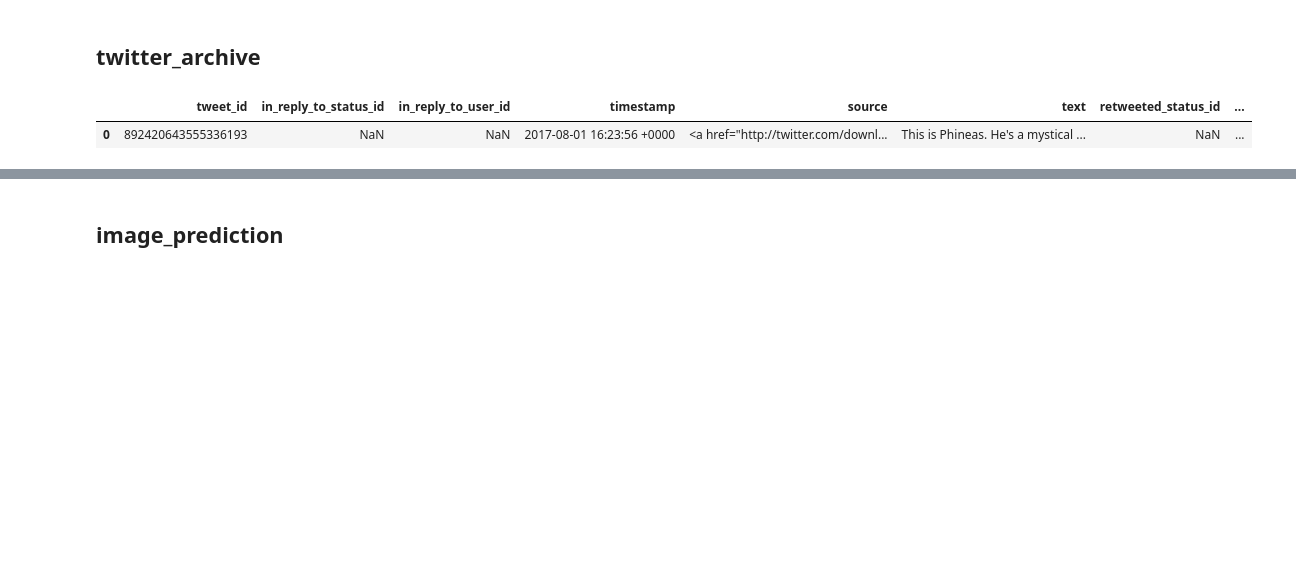
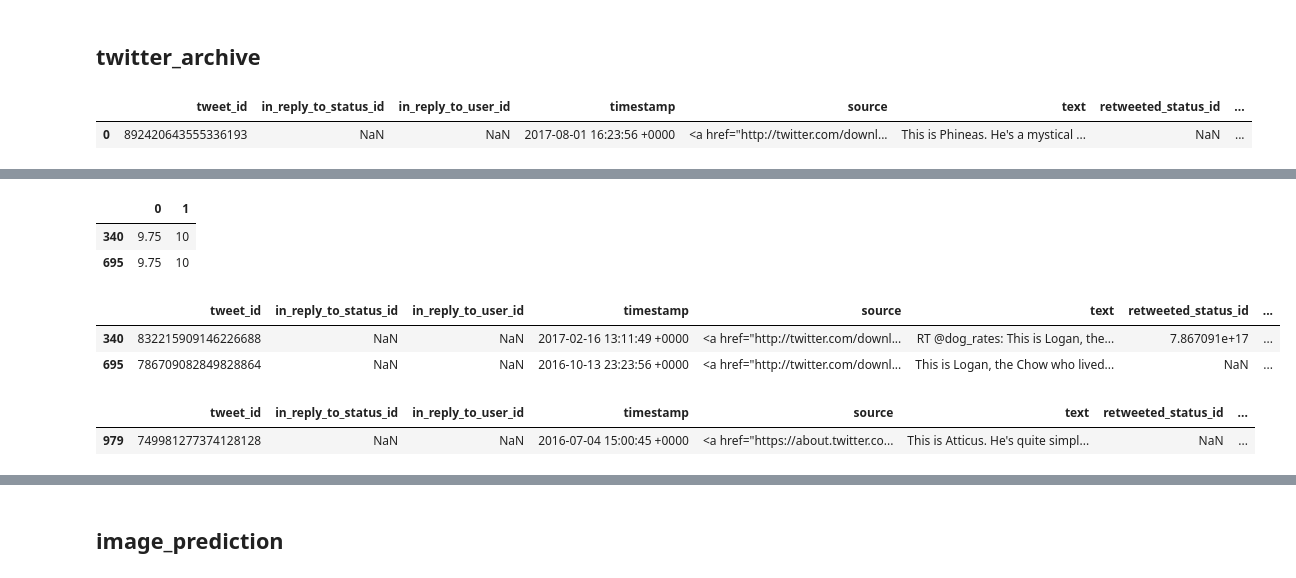
Before and after one commit to uminomuneaki/Analyze-WeRateDogs-with-tweepy, a Jupyter notebook: wrangle_act.ipynb, the cells around one changed output, grey strips where cells are left out. Saved outputs shown, nothing was run; the diff lists cells and outputs as text; code cells hidden in the pictures; blank space fills up the shorter version.

```diff
--- a/wrangle_act.ipynb
+++ b/wrangle_act.ipynb
@@ -134,0 +155,20 @@ Name: expanded_urls, dtype: object
+# %%
+#this tweet numerators need to be fixed
+twitter_archive.query('rating_numerator == 75').text.str.extract('((?:\d+\.)?\d+)\/(\d+)', expand=True)
+# %% [output]
+|  | 0 | 1 |
+| 340 | 9.75 | 10 |
+| 695 | 9.75 | 10 |
+# %%
+# numerators are not 75, 9.75.
+twitter_archive.query('rating_numerator == 75')
+# %% [output]
+|  | tweet_id | in_reply_to_status_id | in_reply_to_user_id | timestamp | source | text | retweeted_status_id | ... |
+| 340 | 832215909146226688 | NaN | NaN | 2017-02-16 13:11:49 +0000 | <a href="http://twitter.com/downl... | RT @dog_rates: This is Logan, the... | 7.867091e+17 | ... |
+| 695 | 786709082849828864 | NaN | NaN | 2016-10-13 23:23:56 +0000 | <a href="http://twitter.com/downl... | This is Logan, the Chow who lived... | NaN | ... |
+# %%
+# outliers
+twitter_archive.query('rating_numerator == 1776')
+# %% [output]
+|  | tweet_id | in_reply_to_status_id | in_reply_to_user_id | timestamp | source | text | retweeted_status_id | ... |
+| 979 | 749981277374128128 | NaN | NaN | 2016-07-04 15:00:45 +0000 | <a href="https://about.twitter.co... | This is Atticus. He's quite simpl... | NaN | ... |
```
Also changed, not shown: parts of 62 cells of this notebook.
